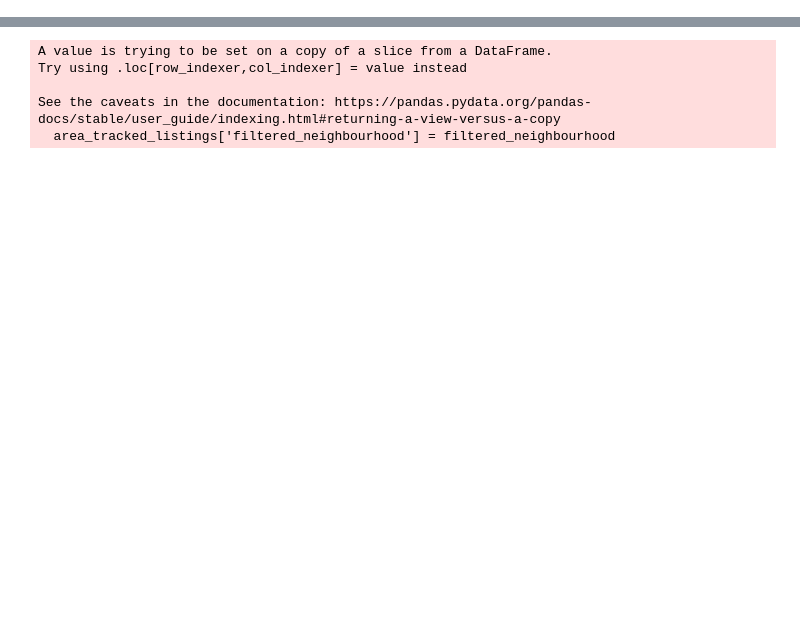
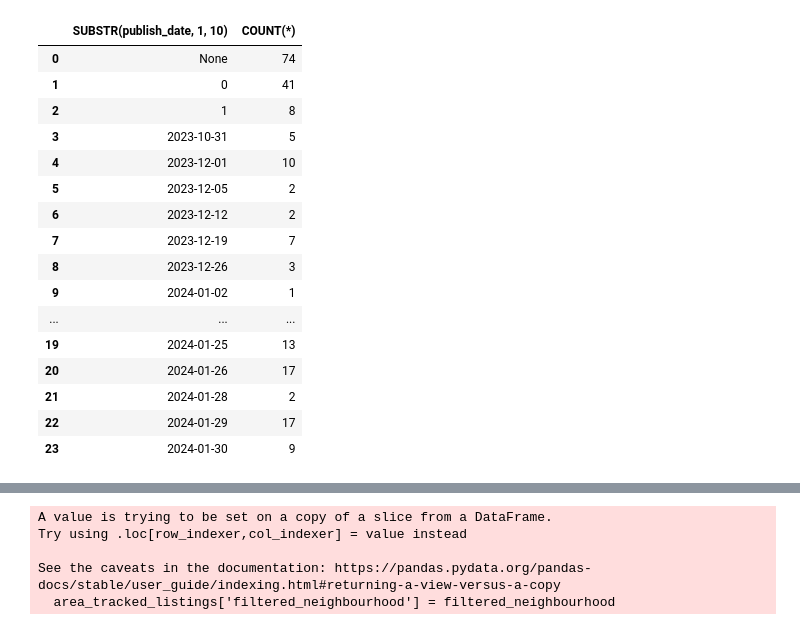
Before and after one commit to colinsyyip/house_search, a Jupyter notebook: db_retrieval.ipynb, the cells around one changed output, grey strips where cells are left out. Cells and saved outputs as stored; diff of their text form; code cells hidden in the pictures; blank space fills up the shorter version.

```diff
--- a/db_retrieval.ipynb
+++ b/db_retrieval.ipynb
@@ -35,6 +43,26 @@ db_query = """SELECT domain, street, house_number, district, locale, available_d
 """ % leiden_postal_codes_str
 # %%
 df = pd.read_sql_query(db_query, conn)
+# %%
+pd.read_sql_query("SELECT SUBSTR(publish_date, 1, 10), COUNT(*) FROM listings GROUP BY SUBSTR(publish_date, 1, 10)", conn)
+# %% [output]
+|  | SUBSTR(publish_date, 1, 10) | COUNT(*) |
+| 0 | None | 74 |
+| 1 | 0 | 41 |
+| 2 | 1 | 8 |
+| 3 | 2023-10-31 | 5 |
+| 4 | 2023-12-01 | 10 |
+| 5 | 2023-12-05 | 2 |
+| 6 | 2023-12-12 | 2 |
+| 7 | 2023-12-19 | 7 |
+| 8 | 2023-12-26 | 3 |
+| 9 | 2024-01-02 | 1 |
+| ... | ... | ... |
+| 19 | 2024-01-25 | 13 |
+| 20 | 2024-01-26 | 17 |
+| 21 | 2024-01-28 | 2 |
+| 22 | 2024-01-29 | 17 |
+| 23 | 2024-01-30 | 9 |
 # %%
 fig, ax = plt.subplots(figsize = (16, 8))
 
```
Also changed, not shown: parts of 5 cells of this notebook, 9 other files.
